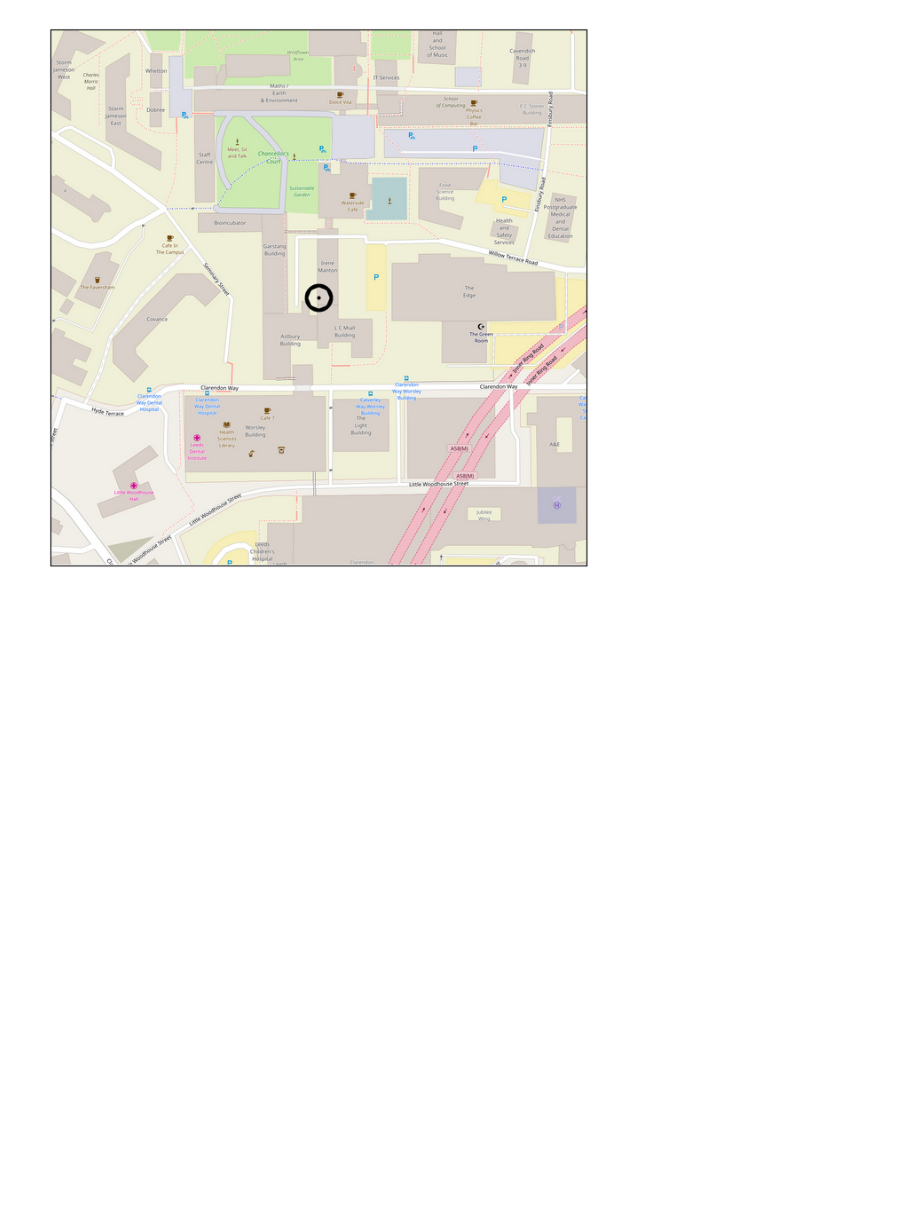
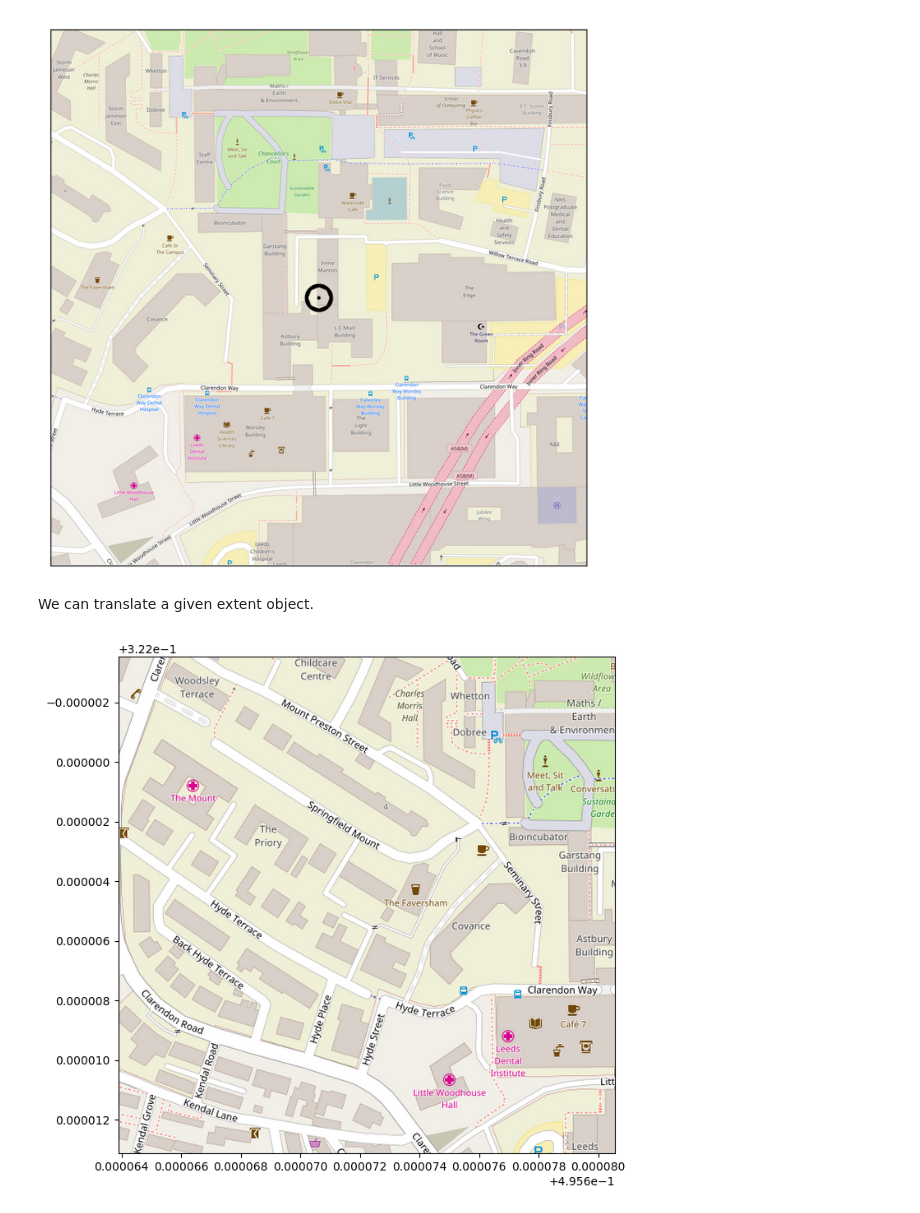
Before and after one commit to MatthewDaws/TileMapBase, a Jupyter notebook: notebooks/Example.ipynb, the cells around one changed output. Cells and saved outputs as stored; diff of their text form; code cells hidden in the pictures; blank space fills up the shorter version.

```diff
--- a/notebooks/Example.ipynb
+++ b/notebooks/Example.ipynb
@@ -57,15 +76,24 @@ When producing figures for printing, a higher resolutions might be appropriate.
 
 This will transparently create a high-DPI PDF file.  (It is worth also saving a copy without the `dpi=200` and comparing the outputs.)
 # %%
-extent.zoom += 1
+extent1 = extent.with_zoom(extent.zoom + 1)
 fig, ax = plt.subplots(figsize=(8, 8), dpi=100)
 ax.xaxis.set_visible(False)
 ax.yaxis.set_visible(False)
 
-extent.plothq(ax, t)
+extent1.plot(ax, t)
 
 x, y = tilemapbase.project(*my_office)
 ax.scatter(x,y, marker=".", color="black", linewidth=20)
 None
 # %% [output]
 [figure]
+# %% [markdown]
+We can translate a given extent object.
+# %%
+extent1 = extent.with_centre(-1.558, 53.804198)
+
+fig, ax = plt.subplots(figsize=(8, 8), dpi=100)
+extent1.plot(ax, t)
+# %% [output]
+[figure, added]
```
Also changed, not shown: parts of 4 cells of this notebook, 3 other files.
